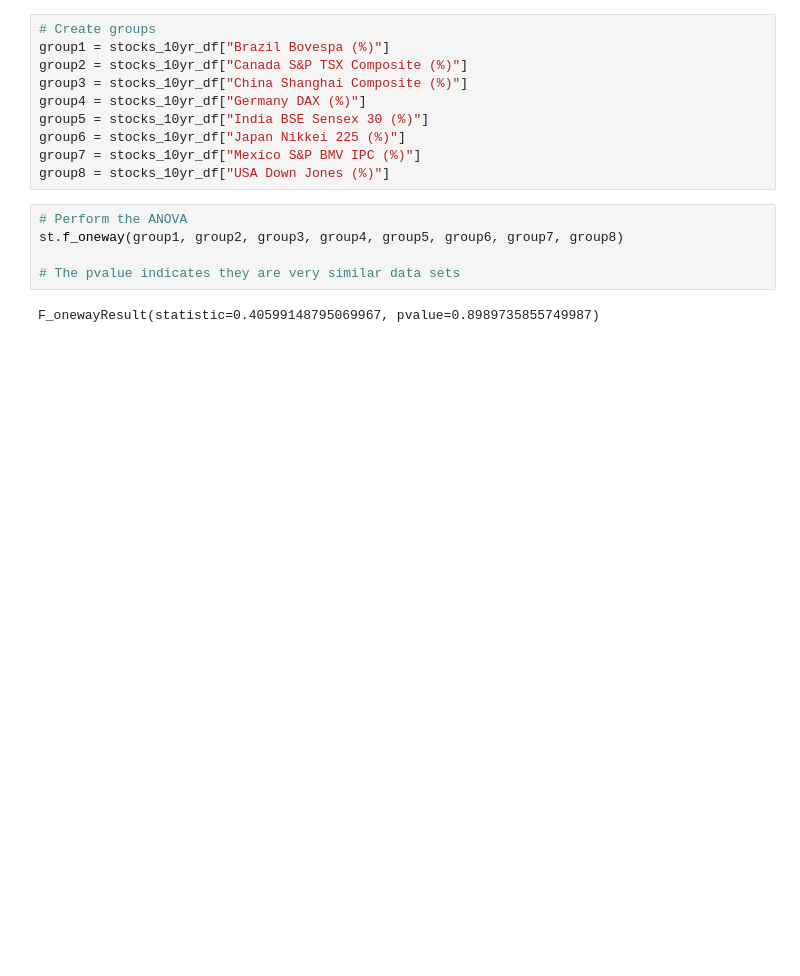
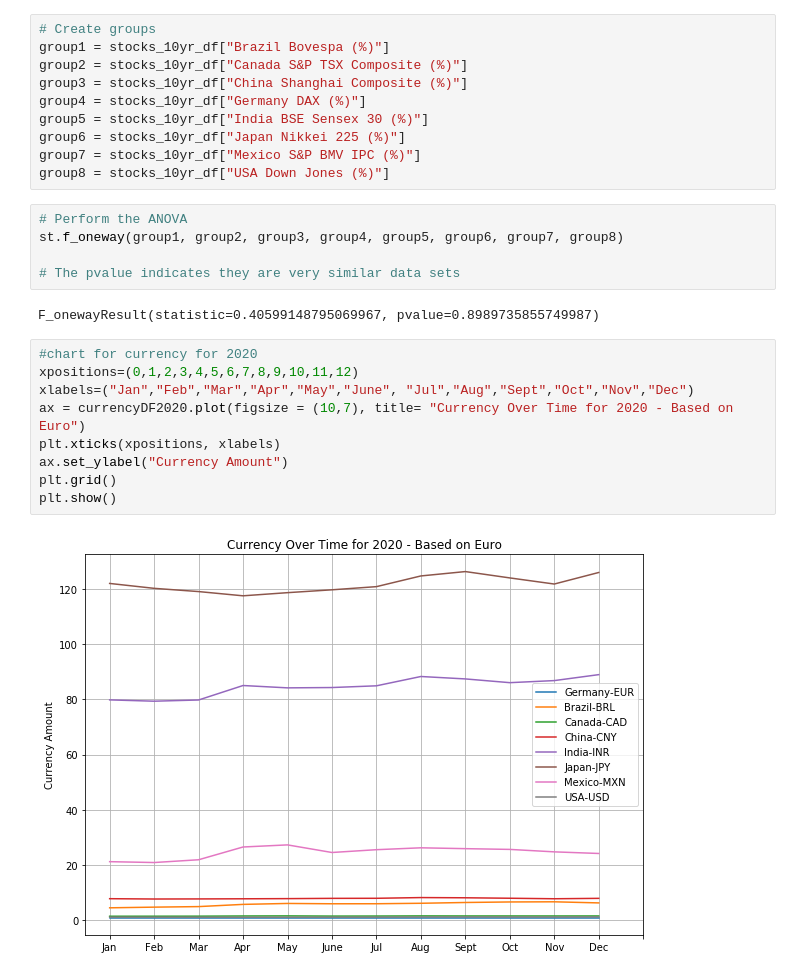
Before and after one commit to Eotanez/project-1, a Jupyter notebook: charts.ipynb, the cells around one changed output. Saved outputs shown, nothing was run; the diff lists cells and outputs as text; blank space fills up the shorter version.

Commit message:
updated currency graph

```diff
--- a/charts.ipynb
+++ b/charts.ipynb
@@ -479,3 +479,14 @@ st.f_oneway(group1, group2, group3, group4, group5, group6, group7, group8)
 # The pvalue indicates they are very similar data sets
 # %% [output]
 F_onewayResult(statistic=0.40599148795069967, pvalue=0.8989735855749987)
+# %%
+#chart for currency for 2020
+xpositions=(0,1,2,3,4,5,6,7,8,9,10,11,12)
+xlabels=("Jan","Feb","Mar","Apr","May","June", "Jul","Aug","Sept","Oct","Nov","Dec")
+ax = currencyDF2020.plot(figsize = (10,7), title= "Currency Over Time for 2020 - Based on Euro")
+plt.xticks(xpositions, xlabels)
+ax.set_ylabel("Currency Amount")
+plt.grid()
+plt.show()
+# %% [output]
+[figure, added]
```
Also changed, not shown: parts of 1 cell of this notebook.
